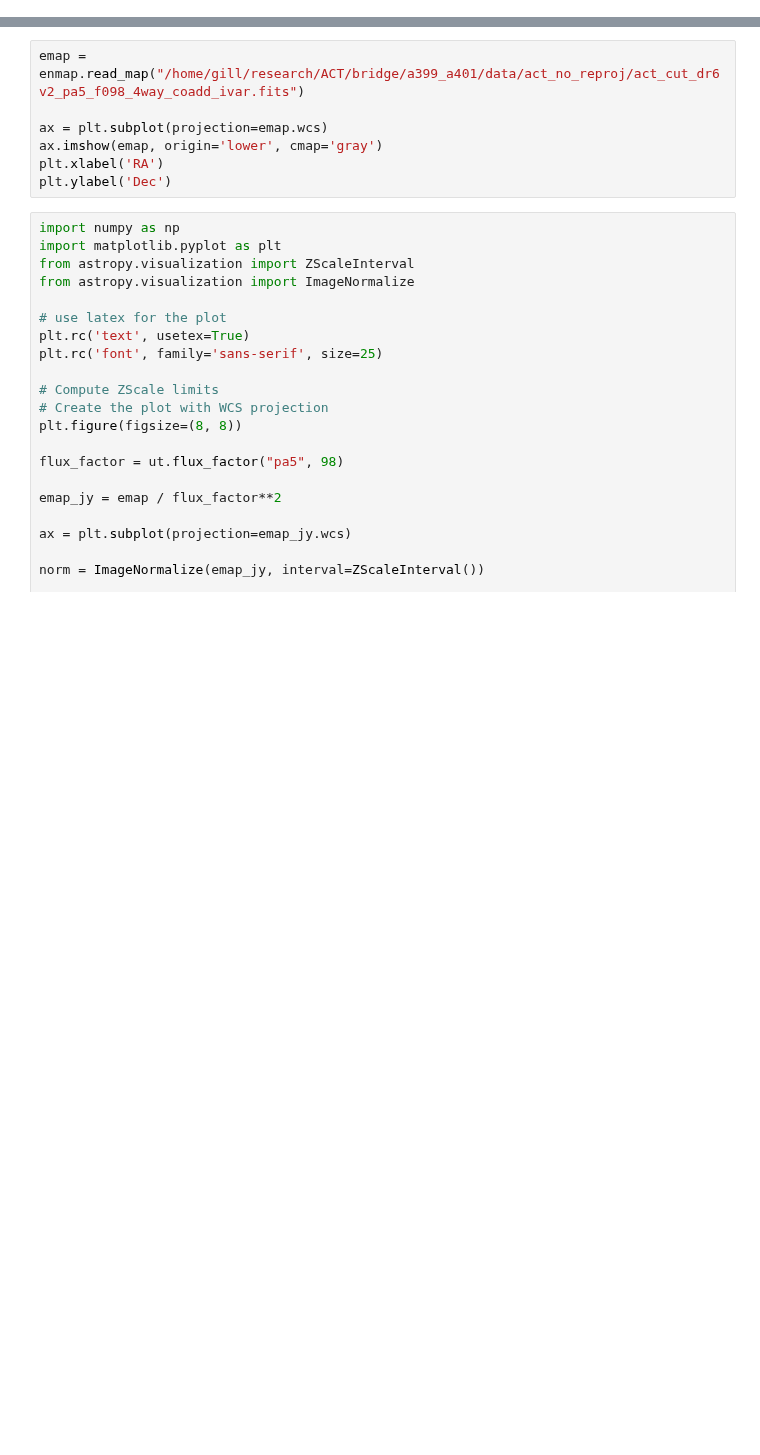
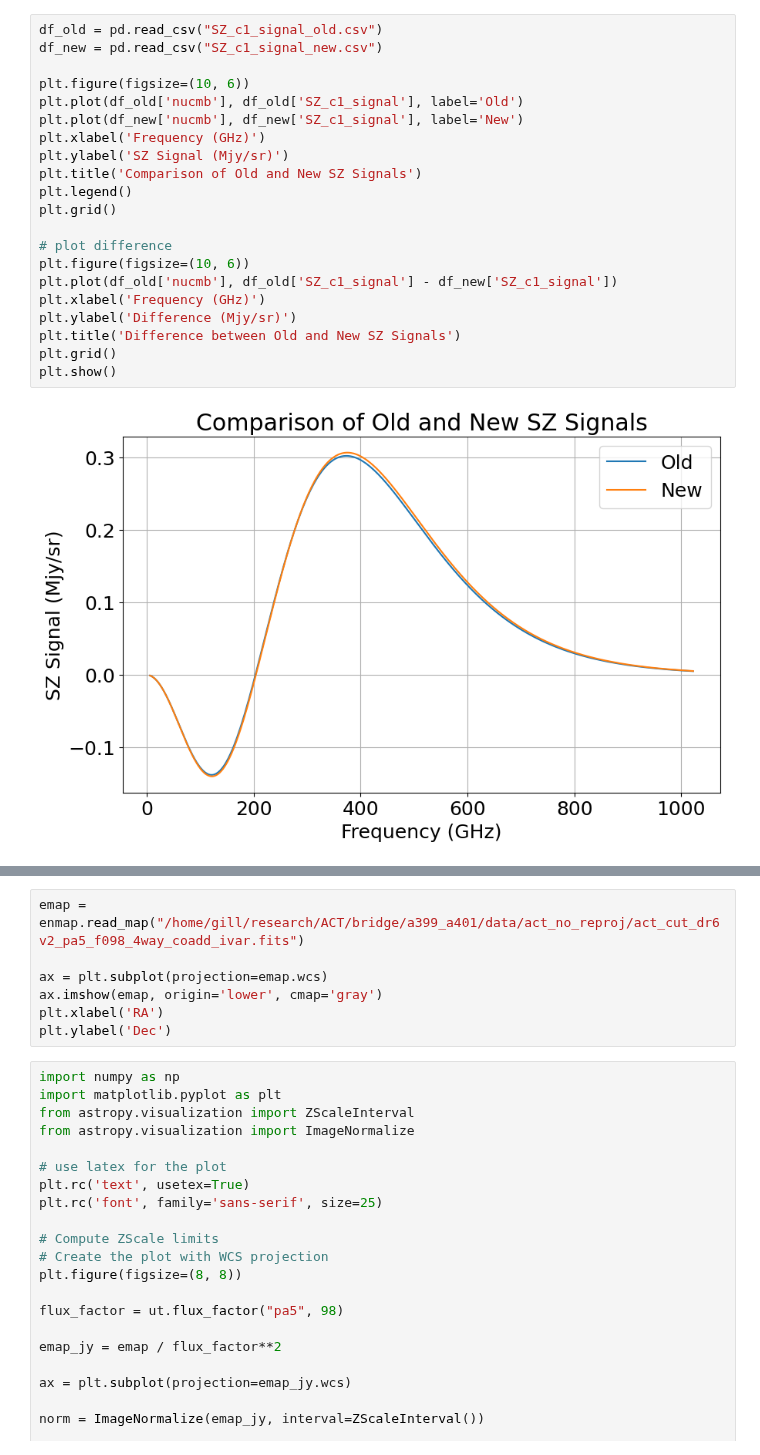
Before and after one commit to guanyilun/multi-freq-bridge, a Jupyter notebook: notebooks/plots_paper.ipynb, the cells around one changed output, grey strips where cells are left out. Drawn from its saved outputs; the diff is of its cells as text; blank space fills up the shorter version.

```diff
--- a/notebooks/plots_paper.ipynb
+++ b/notebooks/plots_paper.ipynb
@@ -35,0 +81,23 @@ import astropy.units as u
+# %%
+df_old = pd.read_csv("SZ_c1_signal_old.csv")
+df_new = pd.read_csv("SZ_c1_signal_new.csv")
+
+plt.figure(figsize=(10, 6))
+plt.plot(df_old['nucmb'], df_old['SZ_c1_signal'], label='Old')
+plt.plot(df_new['nucmb'], df_new['SZ_c1_signal'], label='New')
+plt.xlabel('Frequency (GHz)')
+plt.ylabel('SZ Signal (Mjy/sr)')
+plt.title('Comparison of Old and New SZ Signals')
+plt.legend()
+plt.grid()
+
+# plot difference
+plt.figure(figsize=(10, 6))
+plt.plot(df_old['nucmb'], df_old['SZ_c1_signal'] - df_new['SZ_c1_signal'])
+plt.xlabel('Frequency (GHz)')
+plt.ylabel('Difference (Mjy/sr)')
+plt.title('Difference between Old and New SZ Signals')
+plt.grid()
+plt.show()
+# %% [output]
+[figure, added]
```
Also changed, not shown: parts of 17 cells of this notebook, 6 other files.
